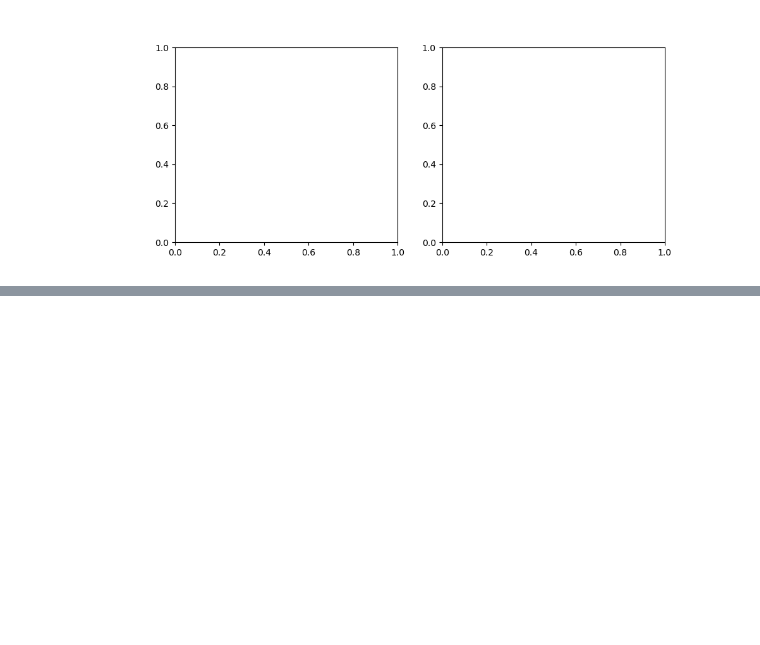
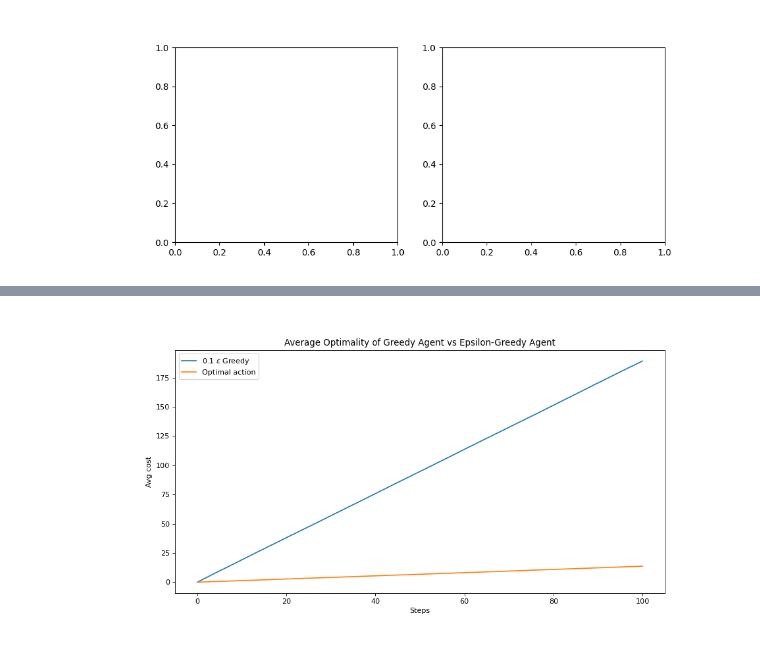
Before and after one commit to Archit997/Multi-armed-Bandits-in-Wireless, a Jupyter notebook: wireless-bandits.ipynb, the cells around one changed output, grey strips where cells are left out. Saved outputs shown, nothing was run; the diff lists cells and outputs as text; code cells hidden in the pictures; blank space fills up the shorter version.

```diff
--- a/wireless-bandits.ipynb
+++ b/wireless-bandits.ipynb
@@ -285,0 +403,55 @@ plt.show()
+# %%
+def give_Cost(num_expts,num_slots,sampled_state,action_type,action):
+    cost = np.zeros((num_expts, 1))
+
+    for j in range(num_expts):
+        # Get the relevant actions and their indices for the current experiment
+        if action_type[j]==0:
+            cost[j]=num_slots
+        else:
+            actions = np.array(action[j]) - 1  # Adjust for zero-based indexing
+            relevant_states = sampled_state[j, actions]
+            # Find the index of the first occurrence of 1, if any
+            indices = np.where(relevant_states == 1)[0]
+            if indices.size > 0:
+                first_one_index = indices[0]
+            else:
+                first_one_index = len(actions)
+            # Calculate the cost
+            cost[j] = first_one_index
+    return cost
+# %%
+num_steps = 100
+num_expts = 10000
+num_slots = 10
+epsilon = 0.1
+
+agent_costs = np.zeros((num_expts,num_steps+1))
+optimal_costs = np.zeros((num_expts,num_steps+1))
+
+env = ArmedBanditsBernoulli(num_expts,num_slots)
+optimal_action_type,optimal_action = np.ones((num_expts,1)),greedy_order(env.p_values)
+epsilon = 0.1
+
+agent = EpsilonGreedyAgent(np.zeros((num_expts,num_slots)),epsilon)
+for i in tqdm(range(num_steps)):
+    action_type,action = agent.get_action()
+    cost,state,_,_ = env.step(action_type,action)
+    optimal_cost = give_Cost(num_expts,num_slots,state,optimal_action_type,optimal_action)
+    agent_costs[:,i+1] = agent_costs[:,i] + cost.flatten()
+    optimal_costs[:,i+1] = optimal_costs[:,i] + optimal_cost.flatten()
+agent_costs = agent_costs.mean(axis=0)
+optimal_costs = optimal_costs.mean(axis=0)
+
+
+plt.figure(figsize=(12,6), dpi=80, facecolor='w', edgecolor='k')
+
+plt.plot(agent_costs)
+plt.plot(optimal_costs)
+plt.legend(["0.1 $\epsilon$ Greedy", "Optimal action"])
+plt.title("Average Optimality of Greedy Agent vs Epsilon-Greedy Agent")
+plt.ylabel("Avg cost")
+plt.xlabel("Steps")
+plt.show()
+# %% [output]
+[figure, added]
```
Also changed, not shown: parts of 8 cells of this notebook.
